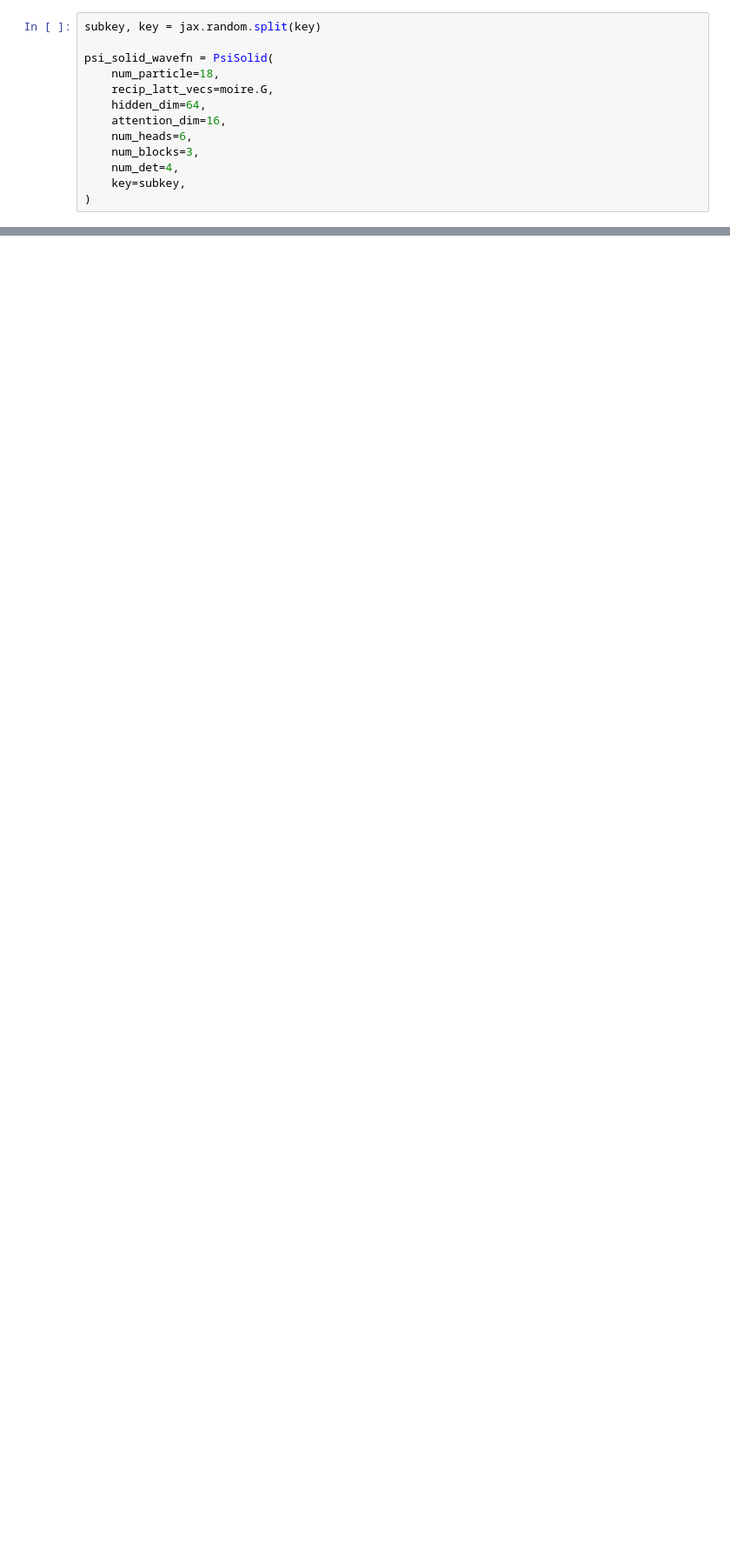
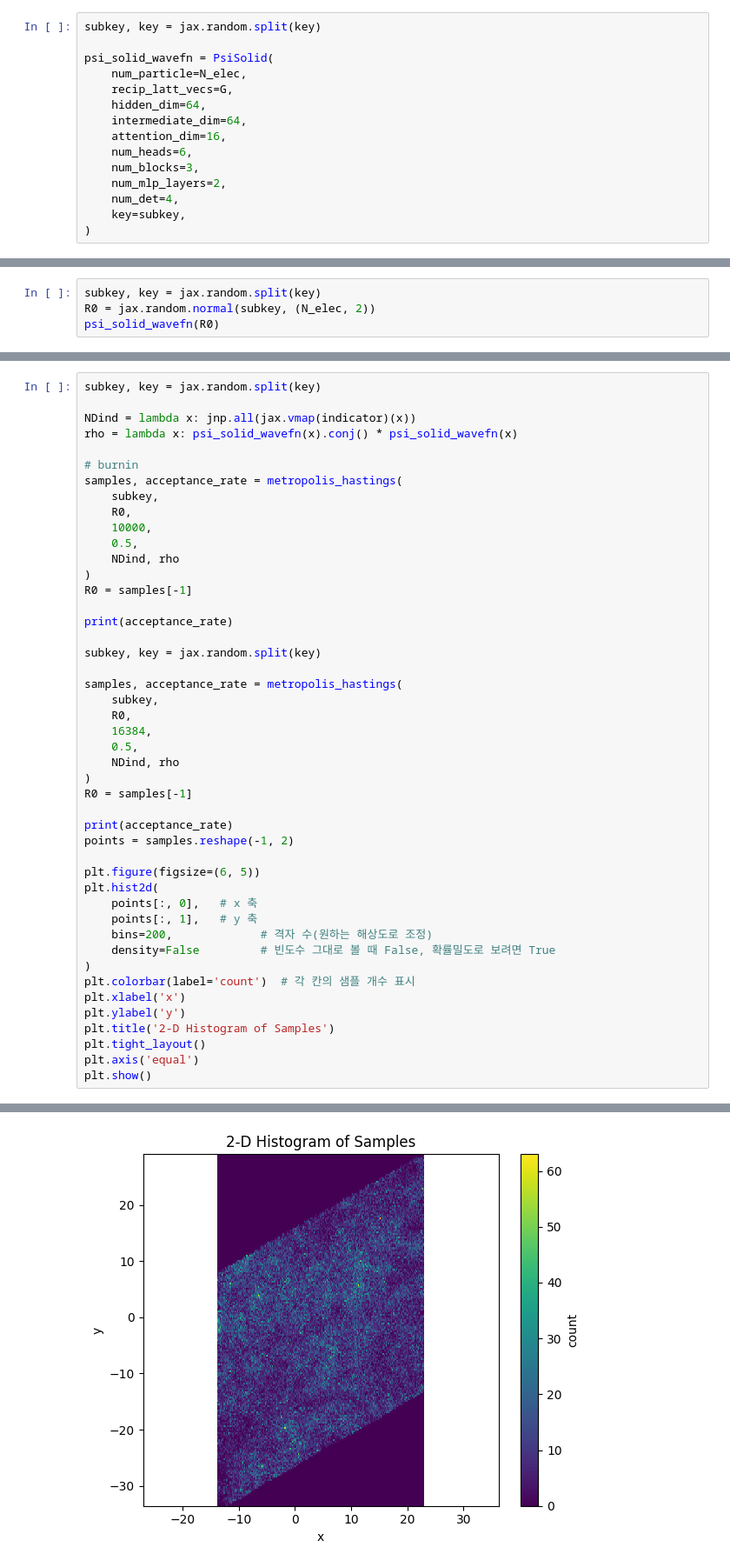
Before and after one commit to pco0511/attention-wavefn, a Jupyter notebook: src/moire_test.ipynb, the cells around one changed output, grey strips where cells are left out. Shown at 87% size. Cells and saved outputs as stored; diff of their text form; blank space fills up the shorter version.

```diff
--- a/src/moire_test.ipynb
+++ b/src/moire_test.ipynb
@@ -91,12 +117,14 @@ slater_wavefn = SlaterNet(
 subkey, key = jax.random.split(key)
 
 psi_solid_wavefn = PsiSolid(
-    num_particle=18,
-    recip_latt_vecs=moire.G,
+    num_particle=N_elec,
+    recip_latt_vecs=G,
     hidden_dim=64,
+    intermediate_dim=64,
     attention_dim=16,
     num_heads=6,
     num_blocks=3,
+    num_mlp_layers=2,
     num_det=4,
     key=subkey,
 )
@@ -102,0 +133,4 @@ psi_solid_wavefn = PsiSolid(
+# %%
+subkey, key = jax.random.split(key)
+R0 = jax.random.normal(subkey, (N_elec, 2))
+psi_solid_wavefn(R0)
@@ -102,0 +139,47 @@ psi_solid_wavefn = PsiSolid(
+# %%
+subkey, key = jax.random.split(key)
+
+NDind = lambda x: jnp.all(jax.vmap(indicator)(x))
+rho = lambda x: psi_solid_wavefn(x).conj() * psi_solid_wavefn(x)
+
+# burnin
+samples, acceptance_rate = metropolis_hastings(
+    subkey,
+    R0,
+    10000,
+    0.5,
+    NDind, rho
+)
+R0 = samples[-1]
+
+print(acceptance_rate)
+
+subkey, key = jax.random.split(key)
+
+samples, acceptance_rate = metropolis_hastings(
+    subkey,
+    R0,
+    16384,
+    0.5,
+    NDind, rho
+)
+R0 = samples[-1]
+
+print(acceptance_rate)
+points = samples.reshape(-1, 2)
+
+plt.figure(figsize=(6, 5))
+plt.hist2d(
+    points[:, 0],   # x 축
+    points[:, 1],   # y 축
+    bins=200,             # 격자 수(원하는 해상도로 조정)
+    density=False         # 빈도수 그대로 볼 때 False, 확률밀도로 보려면 True
+)
+plt.colorbar(label='count')  # 각 칸의 샘플 개수 표시
+plt.xlabel('x')
+plt.ylabel('y')
+plt.title('2-D Histogram of Samples')
+plt.tight_layout()
+plt.axis('equal')
+plt.show()
+# %% [output]
@@ -102,0 +188 @@ psi_solid_wavefn = PsiSolid(
+[figure, added]
```
Also changed, not shown: parts of 13 cells of this notebook, 9 other files.
